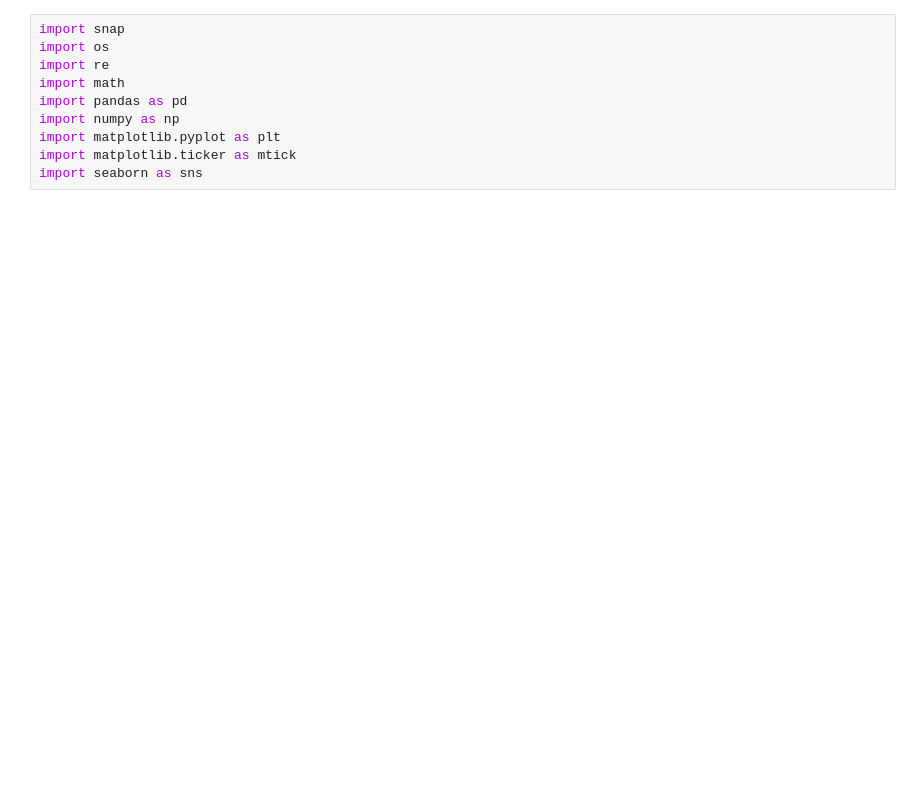
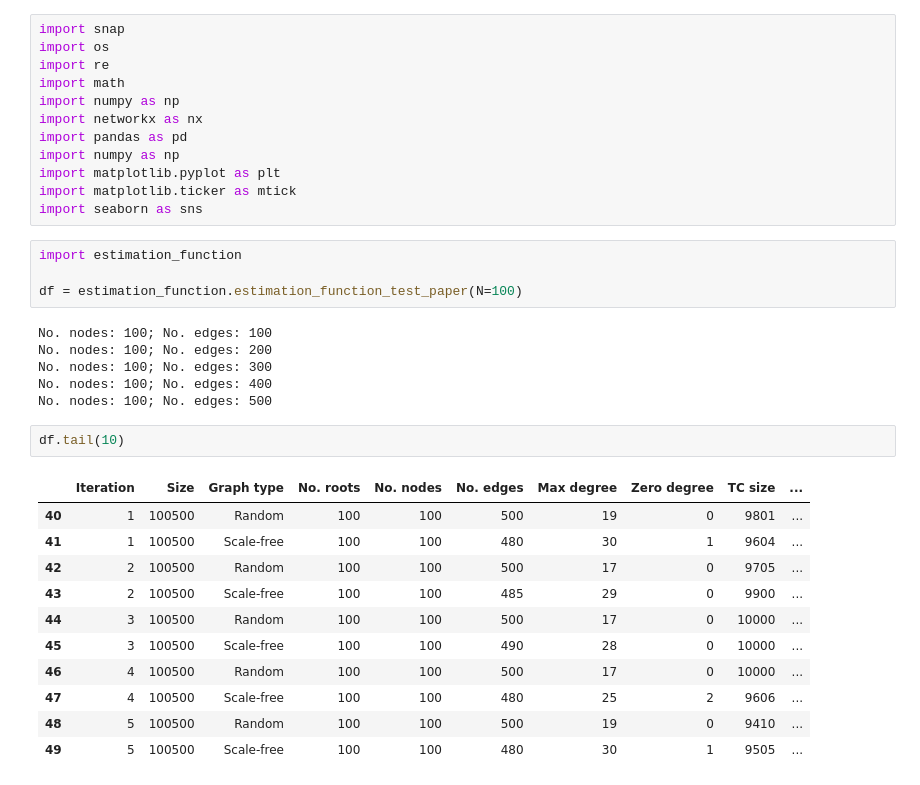
Before and after one commit to D-Militao/TUe-Thesis, a Jupyter notebook: notebook.ipynb, the cells around one changed output. Saved outputs shown, nothing was run; the diff lists cells and outputs as text; blank space fills up the shorter version.

```diff
--- a/notebook.ipynb
+++ b/notebook.ipynb
@@ -3,8 +3,34 @@ import snap
 import os
 import re
 import math
+import numpy as np
+import networkx as nx
 import pandas as pd
 import numpy as np
 import matplotlib.pyplot as plt
 import matplotlib.ticker as mtick
 import seaborn as sns
+# %%
+import estimation_function
+
+df = estimation_function.estimation_function_test_paper(N=100)
+# %% [output]
+No. nodes: 100; No. edges: 100
+No. nodes: 100; No. edges: 200
+No. nodes: 100; No. edges: 300
+No. nodes: 100; No. edges: 400
+No. nodes: 100; No. edges: 500
+# %%
+df.tail(10)
+# %% [output]
+|  | Iteration | Size | Graph type | No. roots | No. nodes | No. edges | Max degree | Zero degree | TC size | ... |
+| 40 | 1 | 100500 | Random | 100 | 100 | 500 | 19 | 0 | 9801 | ... |
+| 41 | 1 | 100500 | Scale-free | 100 | 100 | 480 | 30 | 1 | 9604 | ... |
+| 42 | 2 | 100500 | Random | 100 | 100 | 500 | 17 | 0 | 9705 | ... |
+| 43 | 2 | 100500 | Scale-free | 100 | 100 | 485 | 29 | 0 | 9900 | ... |
+| 44 | 3 | 100500 | Random | 100 | 100 | 500 | 17 | 0 | 10000 | ... |
+| 45 | 3 | 100500 | Scale-free | 100 | 100 | 490 | 28 | 0 | 10000 | ... |
+| 46 | 4 | 100500 | Random | 100 | 100 | 500 | 17 | 0 | 10000 | ... |
+| 47 | 4 | 100500 | Scale-free | 100 | 100 | 480 | 25 | 2 | 9606 | ... |
+| 48 | 5 | 100500 | Random | 100 | 100 | 500 | 19 | 0 | 9410 | ... |
+| 49 | 5 | 100500 | Scale-free | 100 | 100 | 480 | 30 | 1 | 9505 | ... |
```
Also changed, not shown: parts of 9 cells of this notebook.
